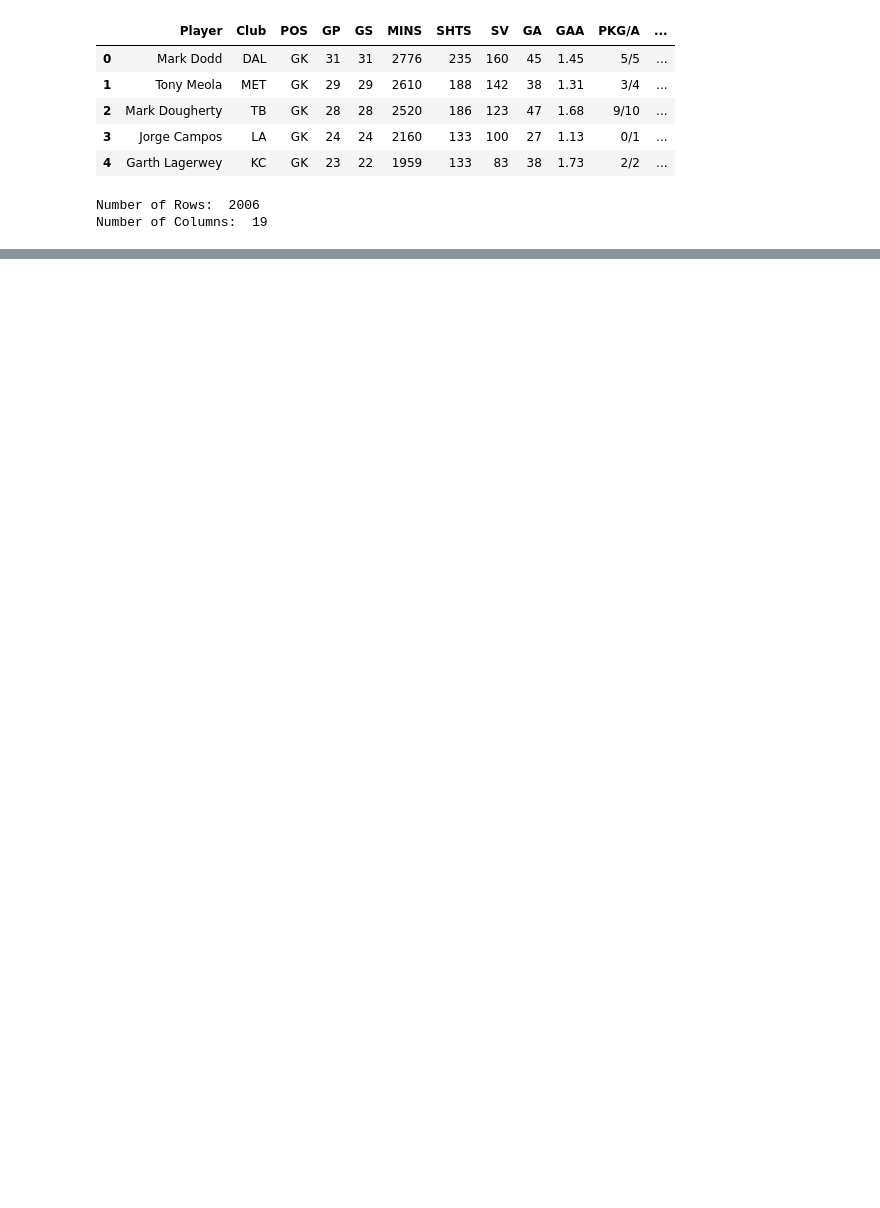
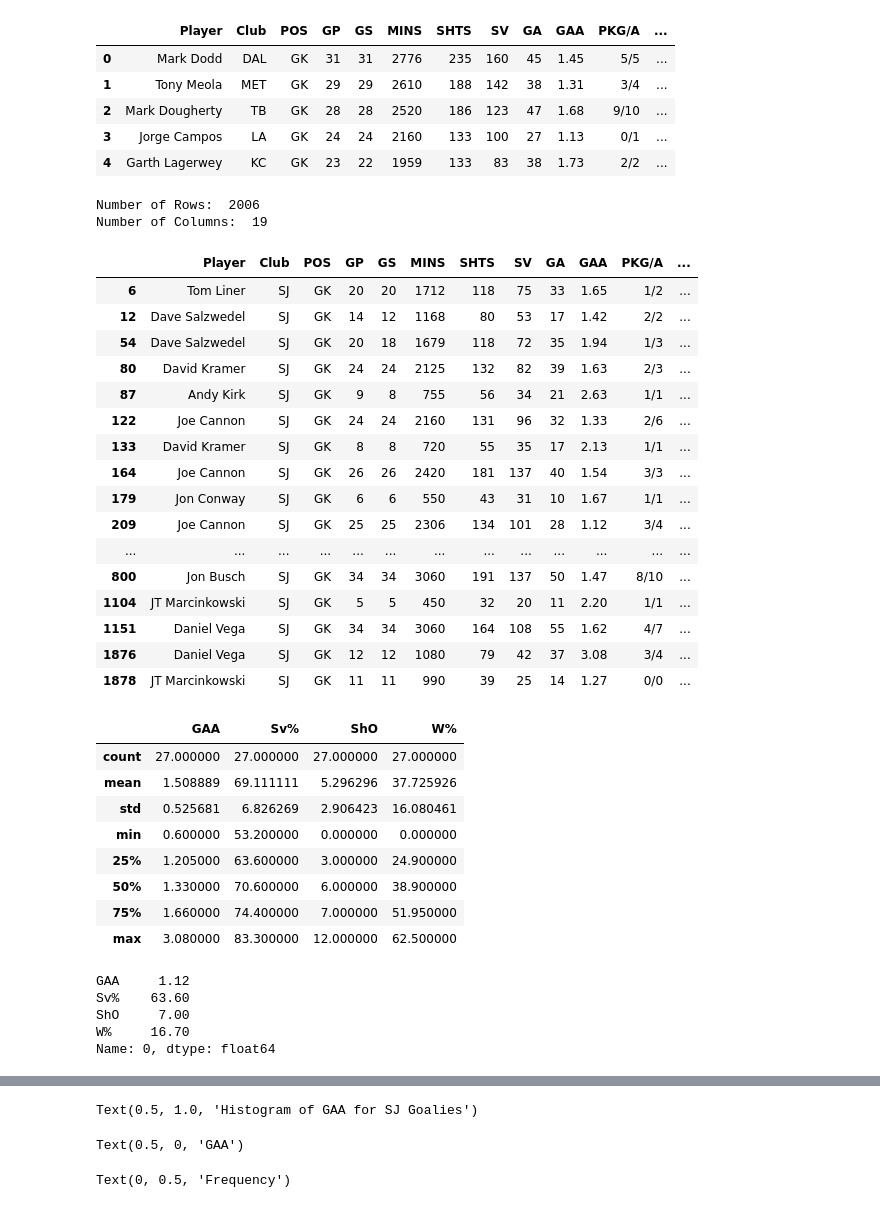
Before and after one commit to jf2024/MLS-Historical-Data-Project, a Jupyter notebook: goalies.ipynb, the cells around one changed output, grey strips where cells are left out. Saved outputs shown, nothing was run; the diff lists cells and outputs as text; code cells hidden in the pictures; blank space fills up the shorter version.

Commit message:
filtered and created some visuals for goalies

```diff
--- a/goalies.ipynb
+++ b/goalies.ipynb
@@ -41,0 +29,77 @@ goalies = pd.read_csv('all_goalkeepers.csv')
+# %%
+# get descriptive statistics for the goalies - slide 5
+# and lets make it specific for goalies that played for SJ, delete duplicates if its in the same year
+goalies = pd.read_csv('all_goalkeepers.csv')
+goalies_sj = goalies[(goalies['Club'].str.strip() == 'SJ') & (goalies['Season'] == 'reg') & (goalies['GP'] >= 5)]
+goalies_sj = goalies_sj.drop_duplicates(subset=['Year', 'Player'], keep='first')
+goalies_sj
+
+#describe only GAA, Sv%, ShO, W%
+goalies_sj = goalies_sj[['GAA', 'Sv%', 'ShO', 'W%']]
+goalies_sj.describe()
+
+#get mode and median for GAA, Sv%, ShO, W%
+goalies_sj.mode().iloc[0]
+goalies_sj.median()
+
+#make a histogram with the goalies_sj based on GAA, SV%, ShO and W%
+fig, axs = plt.subplots(2, 2, figsize=(12, 8))
+
+# GAA histogram
+axs[0, 0].hist(goalies_sj['GAA'], bins=10)
+axs[0, 0].set_title('Histogram of GAA for SJ Goalies')
+axs[0, 0].set_xlabel('GAA')
+axs[0, 0].set_ylabel('Frequency')
+
+# Sv% histogram
+axs[0, 1].hist(goalies_sj['Sv%'], bins=10)
+axs[0, 1].set_title('Histogram of Save Percentage for SJ Goalies')
+axs[0, 1].set_xlabel('Save Percentage')
+axs[0, 1].set_ylabel('Frequency')
+
+# ShO histogram
+axs[1, 0].hist(goalies_sj['ShO'], bins=10)
+axs[1, 0].set_title('Histogram of Clean Sheets for SJ Goalies')
+axs[1, 0].set_xlabel('Clean Sheets')
+axs[1, 0].set_ylabel('Frequency')
+
+# W% histogram
+axs[1, 1].hist(goalies_sj['W%'], bins=10)
+axs[1, 1].set_title('Histogram of Win Percentage for SJ Goalies')
+axs[1, 1].set_xlabel('Win Percentage')
+axs[1, 1].set_ylabel('Frequency')
+
+plt.subplots_adjust(hspace=0.5)
+plt.show()
+# %% [output]
+|  | Player | Club | POS | GP | GS | MINS | SHTS | SV | GA | GAA | PKG/A | ... |
+| 6 | Tom Liner | SJ | GK | 20 | 20 | 1712 | 118 | 75 | 33 | 1.65 | 1/2 | ... |
+| 12 | Dave Salzwedel | SJ | GK | 14 | 12 | 1168 | 80 | 53 | 17 | 1.42 | 2/2 | ... |
+| 54 | Dave Salzwedel | SJ | GK | 20 | 18 | 1679 | 118 | 72 | 35 | 1.94 | 1/3 | ... |
+| 80 | David Kramer | SJ | GK | 24 | 24 | 2125 | 132 | 82 | 39 | 1.63 | 2/3 | ... |
+| 87 | Andy Kirk | SJ | GK | 9 | 8 | 755 | 56 | 34 | 21 | 2.63 | 1/1 | ... |
+| 122 | Joe Cannon | SJ | GK | 24 | 24 | 2160 | 131 | 96 | 32 | 1.33 | 2/6 | ... |
+| 133 | David Kramer | SJ | GK | 8 | 8 | 720 | 55 | 35 | 17 | 2.13 | 1/1 | ... |
+| 164 | Joe Cannon | SJ | GK | 26 | 26 | 2420 | 181 | 137 | 40 | 1.54 | 3/3 | ... |
+| 179 | Jon Conway | SJ | GK | 6 | 6 | 550 | 43 | 31 | 10 | 1.67 | 1/1 | ... |
+| 209 | Joe Cannon | SJ | GK | 25 | 25 | 2306 | 134 | 101 | 28 | 1.12 | 3/4 | ... |
+| ... | ... | ... | ... | ... | ... | ... | ... | ... | ... | ... | ... | ... |
+| 800 | Jon Busch | SJ | GK | 34 | 34 | 3060 | 191 | 137 | 50 | 1.47 | 8/10 | ... |
+| 1104 | JT Marcinkowski | SJ | GK | 5 | 5 | 450 | 32 | 20 | 11 | 2.20 | 1/1 | ... |
+| 1151 | Daniel Vega | SJ | GK | 34 | 34 | 3060 | 164 | 108 | 55 | 1.62 | 4/7 | ... |
+| 1876 | Daniel Vega | SJ | GK | 12 | 12 | 1080 | 79 | 42 | 37 | 3.08 | 3/4 | ... |
+| 1878 | JT Marcinkowski | SJ | GK | 11 | 11 | 990 | 39 | 25 | 14 | 1.27 | 0/0 | ... |
+|  | GAA | Sv% | ShO | W% |
+| count | 27.000000 | 27.000000 | 27.000000 | 27.000000 |
+| mean | 1.508889 | 69.111111 | 5.296296 | 37.725926 |
+| std | 0.525681 | 6.826269 | 2.906423 | 16.080461 |
+| min | 0.600000 | 53.200000 | 0.000000 | 0.000000 |
+| 25% | 1.205000 | 63.600000 | 3.000000 | 24.900000 |
+| 50% | 1.330000 | 70.600000 | 6.000000 | 38.900000 |
+| 75% | 1.660000 | 74.400000 | 7.000000 | 51.950000 |
+| max | 3.080000 | 83.300000 | 12.000000 | 62.500000 |
+GAA     1.12
+Sv%    63.60
+ShO     7.00
+W%     16.70
+Name: 0, dtype: float64
@@ -41,0 +115,3 @@ goalies = pd.read_csv('all_goalkeepers.csv')
+Text(0.5, 1.0, 'Histogram of GAA for SJ Goalies')
+Text(0.5, 0, 'GAA')
+Text(0, 0.5, 'Frequency')
```
Also changed, not shown: parts of 5 cells of this notebook.
